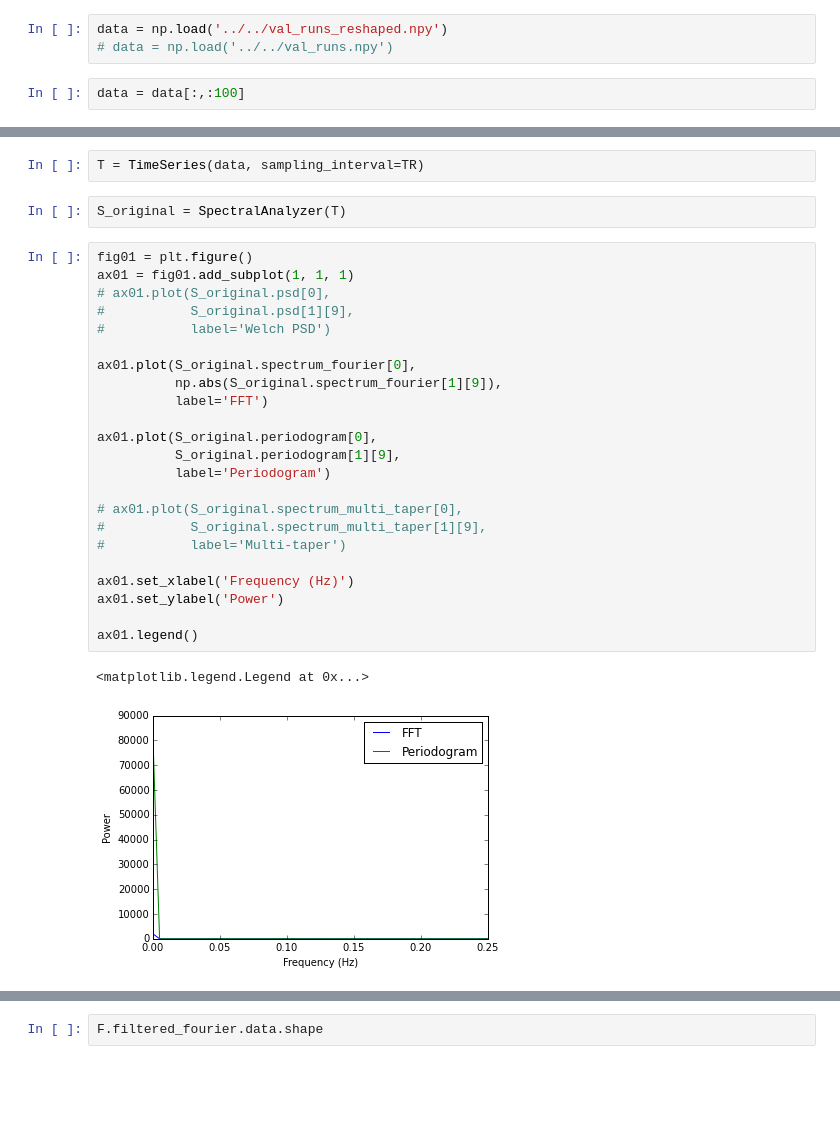
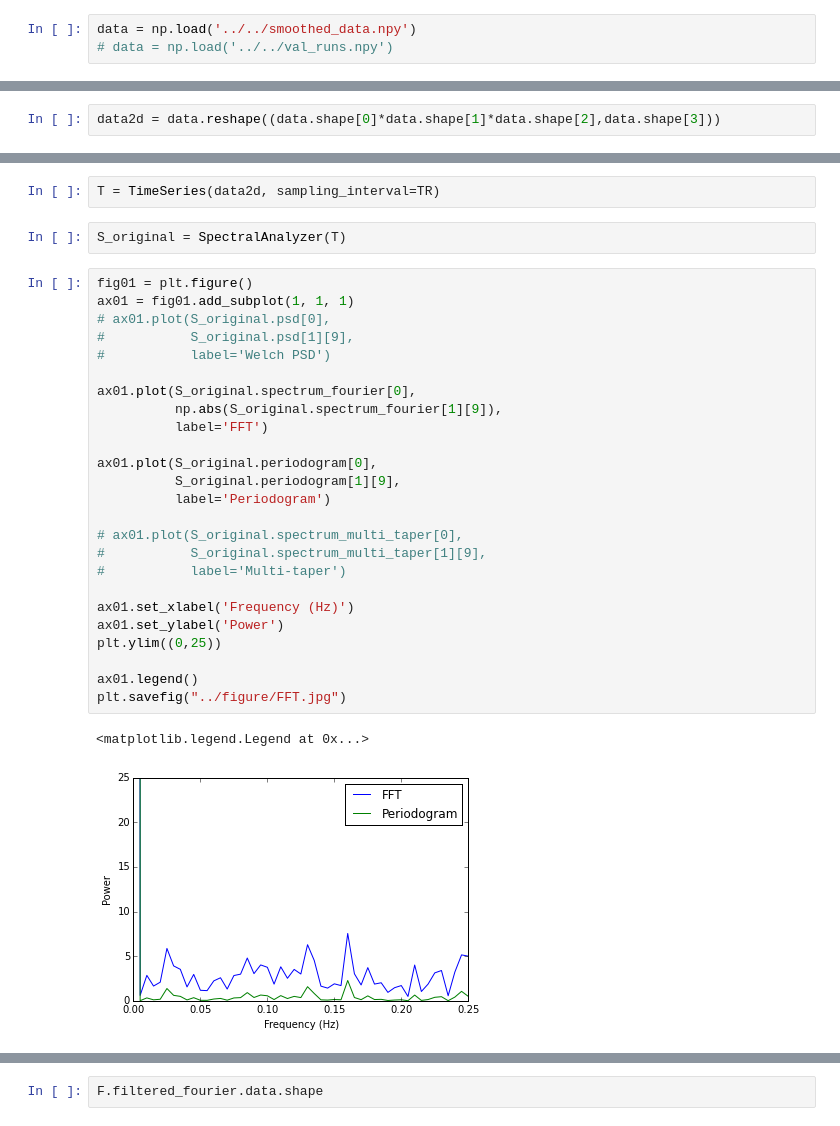
Before and after one commit to berkeley-stat159/project-beta, a Jupyter notebook: code/Data_filtering.ipynb, the cells around one changed output, grey strips where cells are left out. Cells and saved outputs as stored; diff of their text form; blank space fills up the shorter version.

Commit message:
add data masking code and test; as well as preprocessing figures

```diff
--- a/code/Data_filtering.ipynb
+++ b/code/Data_filtering.ipynb
@@ -17,10 +17,8 @@ from nitime.timeseries import TimeSeries
 # Import the analysis objects:
 from nitime.analysis import SpectralAnalyzer, FilterAnalyzer, NormalizationAnalyzer
 # %%
-data = np.load('../../val_runs_reshaped.npy')
+data = np.load('../../smoothed_data.npy')
 # data = np.load('../../val_runs.npy')
-# %%
-data = data[:,:100]
 # %%
 data.shape
 # %% [output]
@@ -27,0 +26,2 @@ data.shape
+# %%
+data2d = data.reshape((data.shape[0]*data.shape[1]*data.shape[2],data.shape[3]))
@@ -28,35 +37,37 @@ data.shape
 # %%
 TR = 2
 # %%
-T = TimeSeries(data, sampling_interval=TR)
+T = TimeSeries(data2d, sampling_interval=TR)
 # %%
 S_original = SpectralAnalyzer(T)
 # %%
 fig01 = plt.figure()
 ax01 = fig01.add_subplot(1, 1, 1)
 # ax01.plot(S_original.psd[0],
 #           S_original.psd[1][9],
 #           label='Welch PSD')
 
 ax01.plot(S_original.spectrum_fourier[0],
           np.abs(S_original.spectrum_fourier[1][9]),
           label='FFT')
 
 ax01.plot(S_original.periodogram[0],
           S_original.periodogram[1][9],
           label='Periodogram')
 
 # ax01.plot(S_original.spectrum_multi_taper[0],
 #           S_original.spectrum_multi_taper[1][9],
 #           label='Multi-taper')
 
 ax01.set_xlabel('Frequency (Hz)')
 ax01.set_ylabel('Power')
+plt.ylim((0,25))
 
 ax01.legend()
+plt.savefig("../figure/FFT.jpg")
 # %% [output]
 <matplotlib.legend.Legend at 0x...>
-[figure, old version]
+[figure, new version]
 # %%
 F = FilterAnalyzer(T, ub=0.15, lb=0.02)
 
```
Also changed, not shown: parts of 9 cells of this notebook, 6 other files.
